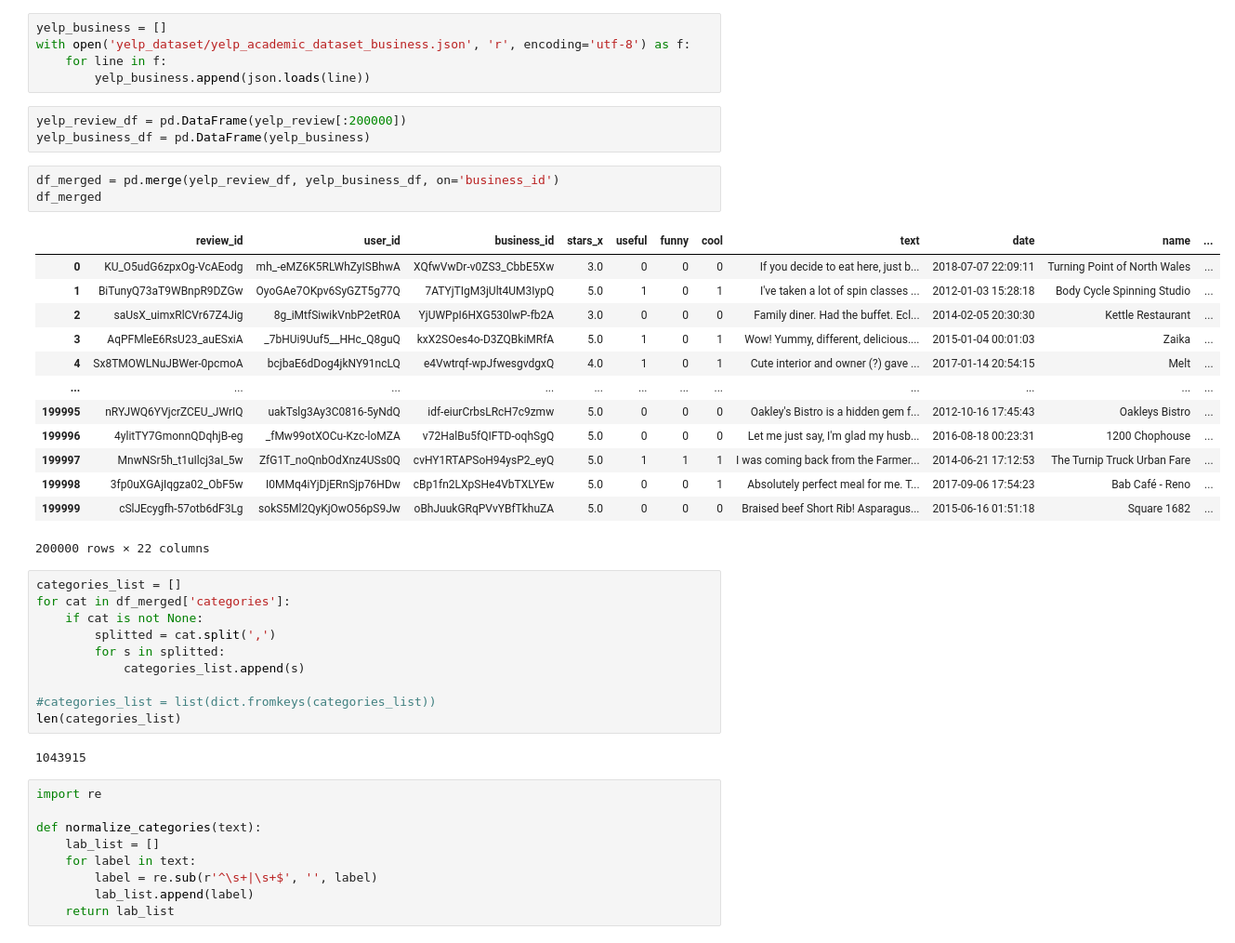
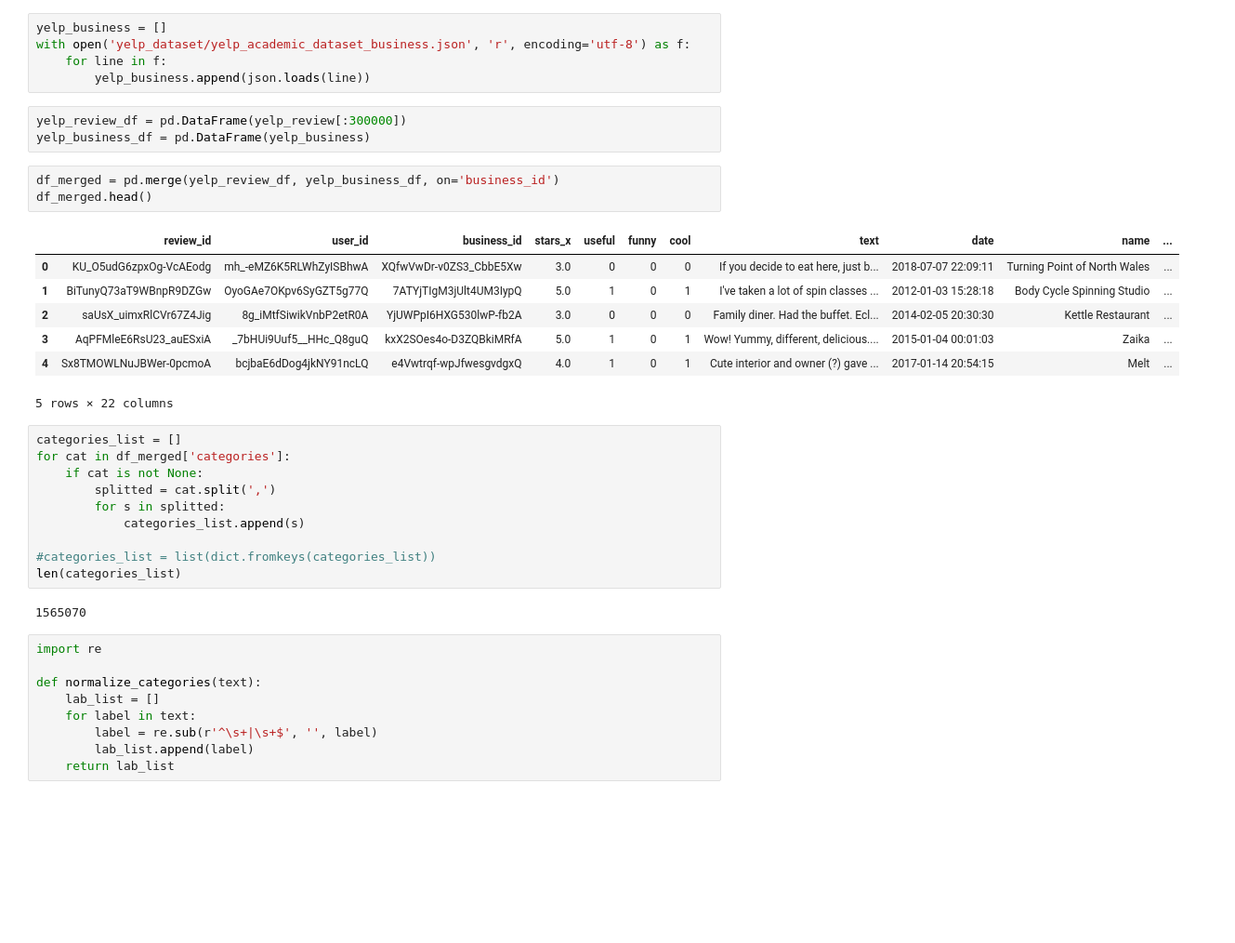
Before and after one commit to AndreaDAmicis22/TextMining, a Jupyter notebook: Dataset_pre_processing.ipynb, the cells around one changed output. Shown: that part at 93% size. Cells and saved outputs as stored; diff of their text form; blank space fills up the shorter version.

```diff
--- a/Dataset_pre_processing.ipynb
+++ b/Dataset_pre_processing.ipynb
@@ -12,25 +12,19 @@ with open('yelp_dataset/yelp_academic_dataset_business.json', 'r', encoding='utf
     for line in f:
         yelp_business.append(json.loads(line))
 # %%
-yelp_review_df = pd.DataFrame(yelp_review[:200000])
+yelp_review_df = pd.DataFrame(yelp_review[:300000])
 yelp_business_df = pd.DataFrame(yelp_business)
 # %%
 df_merged = pd.merge(yelp_review_df, yelp_business_df, on='business_id')
-df_merged
+df_merged.head()
 # %% [output]
 |  | review_id | user_id | business_id | stars_x | useful | funny | cool | text | date | name | ... |
 | 0 | KU_O5udG6zpxOg-VcAEodg | mh_-eMZ6K5RLWhZyISBhwA | XQfwVwDr-v0ZS3_CbbE5Xw | 3.0 | 0 | 0 | 0 | If you decide to eat here, just b... | 2018-07-07 22:09:11 | Turning Point of North Wales | ... |
 | 1 | BiTunyQ73aT9WBnpR9DZGw | OyoGAe7OKpv6SyGZT5g77Q | 7ATYjTIgM3jUlt4UM3IypQ | 5.0 | 1 | 0 | 1 | I've taken a lot of spin classes ... | 2012-01-03 15:28:18 | Body Cycle Spinning Studio | ... |
 | 2 | saUsX_uimxRlCVr67Z4Jig | 8g_iMtfSiwikVnbP2etR0A | YjUWPpI6HXG530lwP-fb2A | 3.0 | 0 | 0 | 0 | Family diner. Had the buffet. Ecl... | 2014-02-05 20:30:30 | Kettle Restaurant | ... |
 | 3 | AqPFMleE6RsU23_auESxiA | _7bHUi9Uuf5__HHc_Q8guQ | kxX2SOes4o-D3ZQBkiMRfA | 5.0 | 1 | 0 | 1 | Wow! Yummy, different, delicious.... | 2015-01-04 00:01:03 | Zaika | ... |
 | 4 | Sx8TMOWLNuJBWer-0pcmoA | bcjbaE6dDog4jkNY91ncLQ | e4Vwtrqf-wpJfwesgvdgxQ | 4.0 | 1 | 0 | 1 | Cute interior and owner (?) gave ... | 2017-01-14 20:54:15 | Melt | ... |
-| ... | ... | ... | ... | ... | ... | ... | ... | ... | ... | ... | ... |
-| 199995 | nRYJWQ6YVjcrZCEU_JWrIQ | uakTslg3Ay3C0816-5yNdQ | idf-eiurCrbsLRcH7c9zmw | 5.0 | 0 | 0 | 0 | Oakley's Bistro is a hidden gem f... | 2012-10-16 17:45:43 | Oakleys Bistro | ... |
-| 199996 | 4ylitTY7GmonnQDqhjB-eg | _fMw99otXOCu-Kzc-loMZA | v72HalBu5fQIFTD-oqhSgQ | 5.0 | 0 | 0 | 0 | Let me just say, I'm glad my husb... | 2016-08-18 00:23:31 | 1200 Chophouse | ... |
-| 199997 | MnwNSr5h_t1uIlcj3aI_5w | ZfG1T_noQnbOdXnz4USs0Q | cvHY1RTAPSoH94ysP2_eyQ | 5.0 | 1 | 1 | 1 | I was coming back from the Farmer... | 2014-06-21 17:12:53 | The Turnip Truck Urban Fare | ... |
-| 199998 | 3fp0uXGAjIqgza02_ObF5w | I0MMq4iYjDjERnSjp76HDw | cBp1fn2LXpSHe4VbTXLYEw | 5.0 | 0 | 0 | 1 | Absolutely perfect meal for me. T... | 2017-09-06 17:54:23 | Bab Café - Reno | ... |
-| 199999 | cSlJEcygfh-57otb6dF3Lg | sokS5Ml2QyKjOwO56pS9Jw | oBhJuukGRqPVvYBfTkhuZA | 5.0 | 0 | 0 | 0 | Braised beef Short Rib! Asparagus... | 2015-06-16 01:51:18 | Square 1682 | ... |
-200000 rows × 22 columns
+5 rows × 22 columns
 # %%
 categories_list = []
 for cat in df_merged['categories']:
@@ -42,7 +36,7 @@ for cat in df_merged['categories']:
 #categories_list = list(dict.fromkeys(categories_list))
 len(categories_list)
 # %% [output]
-1043915
+1565070
 # %%
 import re
 
```
Also changed, not shown: parts of 10 cells of this notebook, 2 other files.
